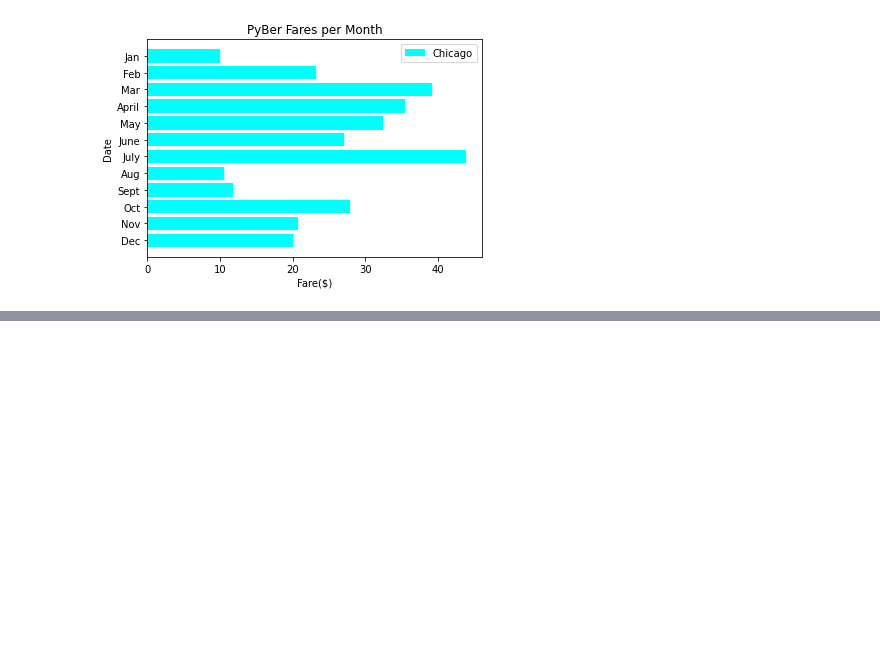
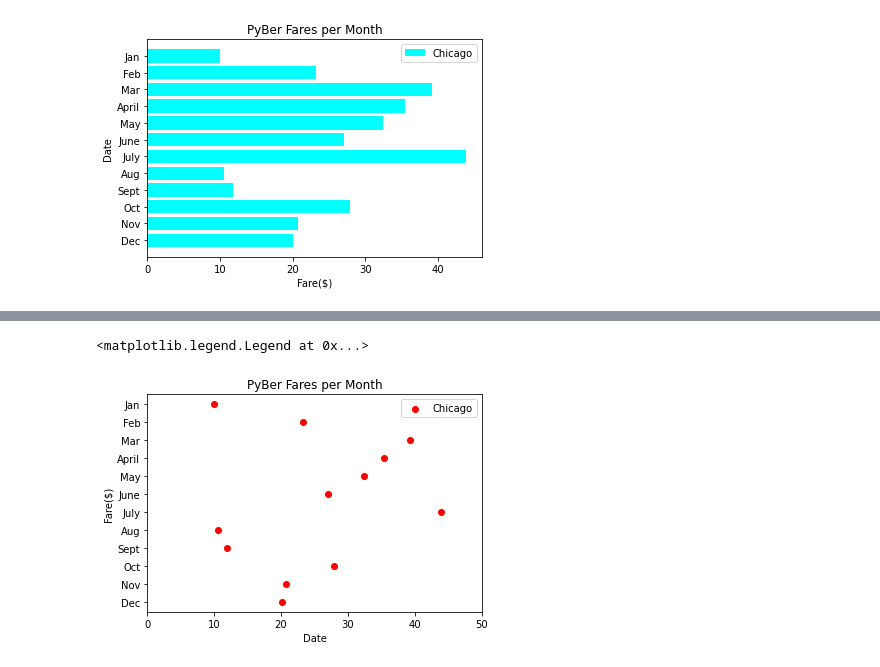
Before and after one commit to jnorman74/PyBer_Analysis, a Jupyter notebook: matplotlib_practice.ipynb, the cells around one changed output, grey strips where cells are left out. Saved outputs shown, nothing was run; the diff lists cells and outputs as text; code cells hidden in the pictures; blank space fills up the shorter version.

```diff
--- a/matplotlib_practice.ipynb
+++ b/matplotlib_practice.ipynb
@@ -150,0 +167,18 @@ ax.legend()
+# %%
+# Create the plot with ax.plt()
+fig, ax = plt.subplots()
+ax.scatter(y_axis, x_axis, color="Red", label="Chicago")
+# Invert axis
+ax.invert_yaxis()
+# Annotate the axis
+# Limit for x label
+ax.set_xlim(0, 50)
+ax.set_ylabel('Fare($)')
+ax.set_xlabel('Date')
+# Add title
+ax.set_title('PyBer Fares per Month')
+# Add legend.
+ax.legend()
+# %% [output]
+<matplotlib.legend.Legend at 0x...>
+[figure, added]
```
Also changed, not shown: parts of 9 cells of this notebook.
